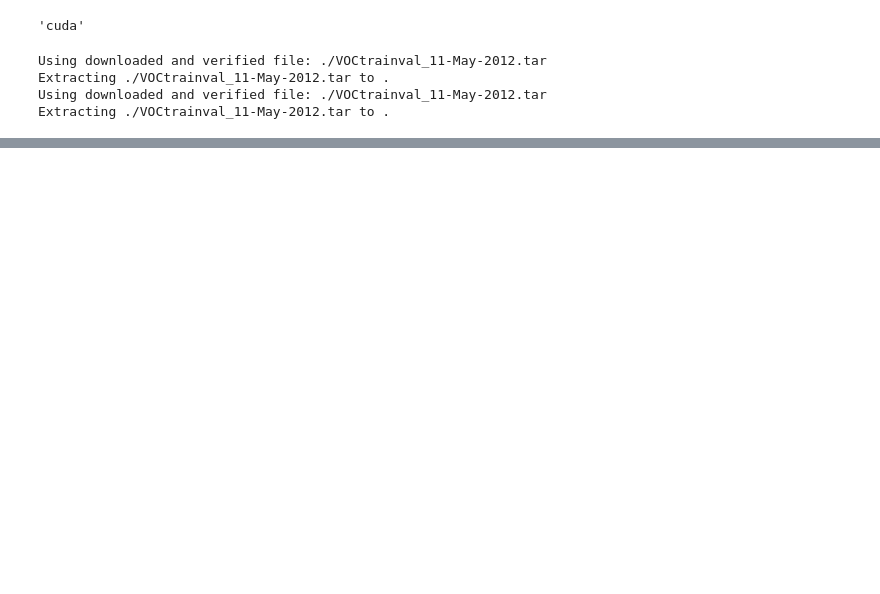
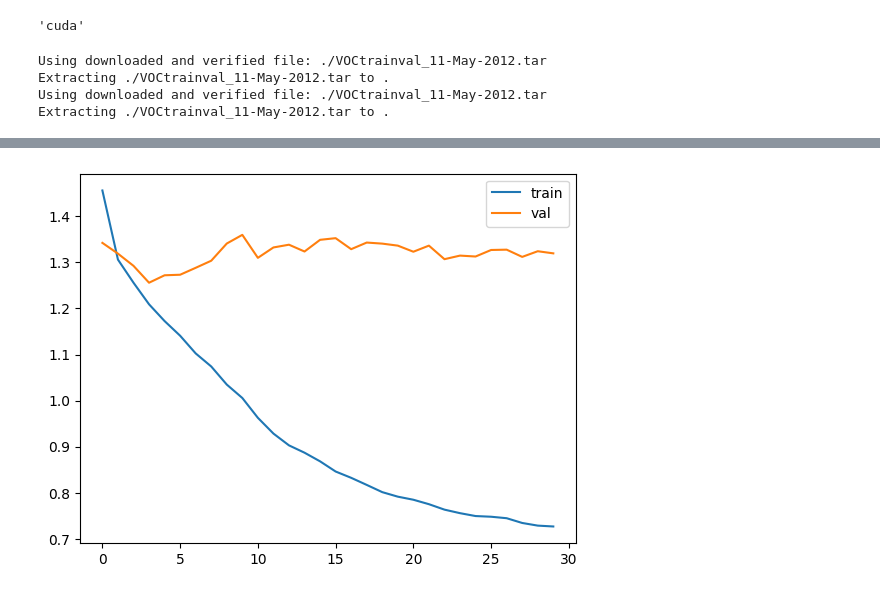
Before and after one commit to zeux/mlexp, a Jupyter notebook: segnet/segnet.ipynb, the cells around one changed output, grey strips where cells are left out. Saved outputs shown, nothing was run; the diff lists cells and outputs as text; code cells hidden in the pictures; blank space fills up the shorter version.

```diff
--- a/segnet/segnet.ipynb
+++ b/segnet/segnet.ipynb
@@ -222,0 +282,5 @@ plt.imshow((torch.squeeze(net(torch.unsqueeze(dataset[71][0].to(device), 0))) >
+# %%
+torch.manual_seed(42)
+netvgg = SegNetVGG(torchvision.models.vgg11(weights="DEFAULT")).to(device)
+trainloop(netvgg, epochs=30, weight_decay=0.01)
+# %% [output]
@@ -222,0 +288 @@ plt.imshow((torch.squeeze(net(torch.unsqueeze(dataset[71][0].to(device), 0))) >
+[figure, added]
```
Also changed, not shown: parts of 13 cells of this notebook.
